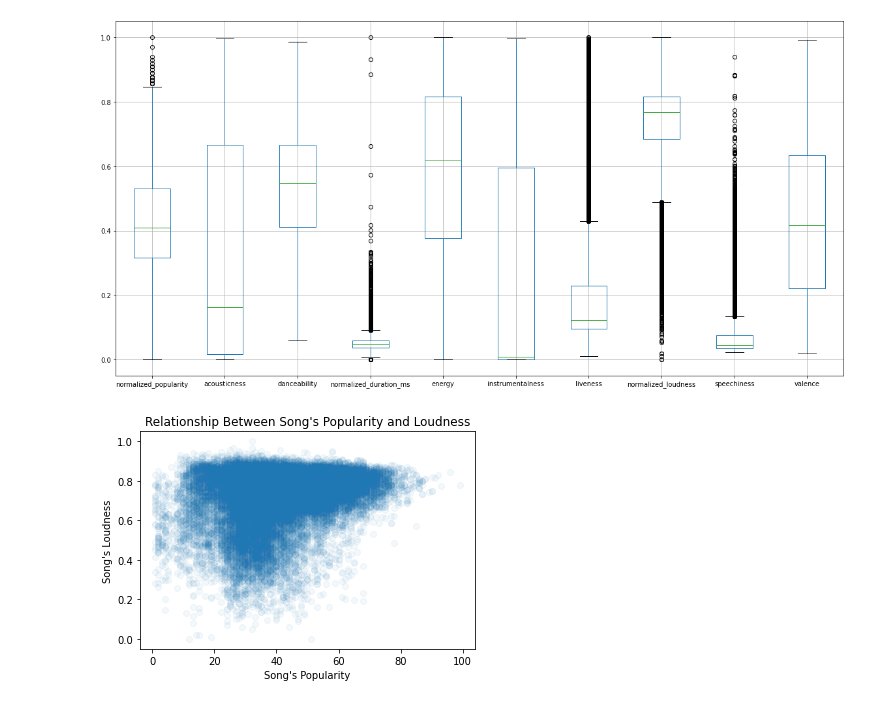
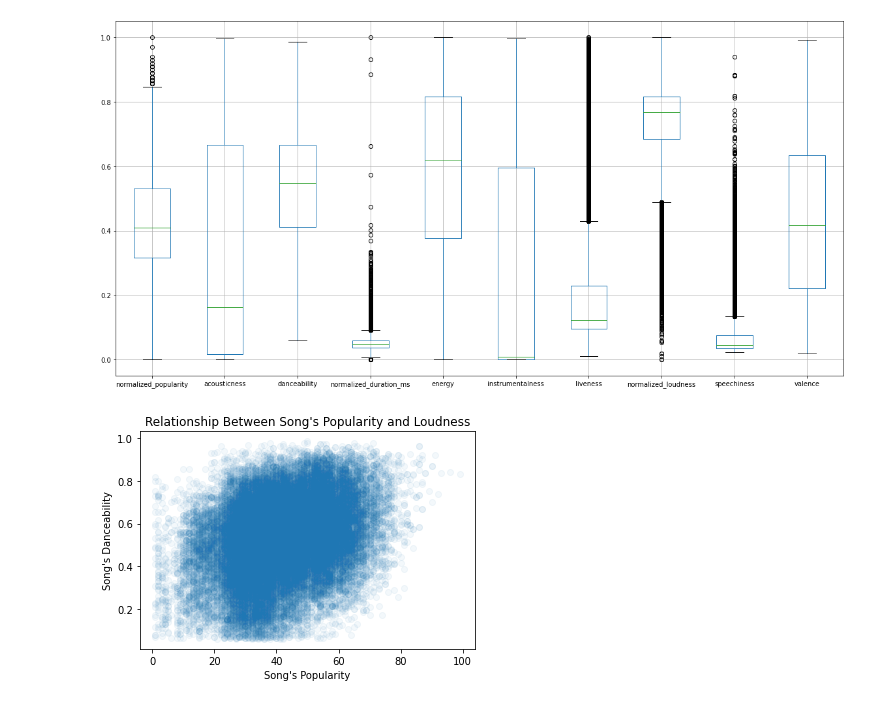
Before and after one commit to theslic/MLP_Project, a Jupyter notebook: analysis/music_genre_data_analysis.ipynb, the cells around one changed output. Saved outputs shown, nothing was run; the diff lists cells and outputs as text; code cells hidden in the pictures.

```diff
--- a/analysis/music_genre_data_analysis.ipynb
+++ b/analysis/music_genre_data_analysis.ipynb
@@ -89,13 +89,14 @@ new_data.boxplot()
 <AxesSubplot:>
 [figure]
 # %%
-plt.scatter(df['popularity'], df['normalized_loudness'], alpha = 0.05)
+plt.scatter(df['popularity'], df['danceability'], alpha = 0.05)
 plt.title("Relationship Between Song's Popularity and Loudness")
 plt.xlabel('Song\'s Popularity')
-plt.ylabel('Song\'s Loudness')
+plt.ylabel('Song\'s Danceability')
 plt.show()
 
-# with this scatter plot and the transparency, we get to examine the relationship between the song's popularity and its loudness
-# from this graph we can tell that most songs with high loudness are varied from 20 to 75 percent of popularity
+# with this scatter plot and the transparency, we get to examine the relationship between the song's popularity and its danceability
+# from this graph we can tell that the more danceable the song is, the more popular the song is
+# from this information we can derive the popular genre of the popular song with high dancebility
 # %% [output]
-[figure, old version]
+[figure, new version]
```
Also changed, not shown: parts of 1 cell of this notebook.
